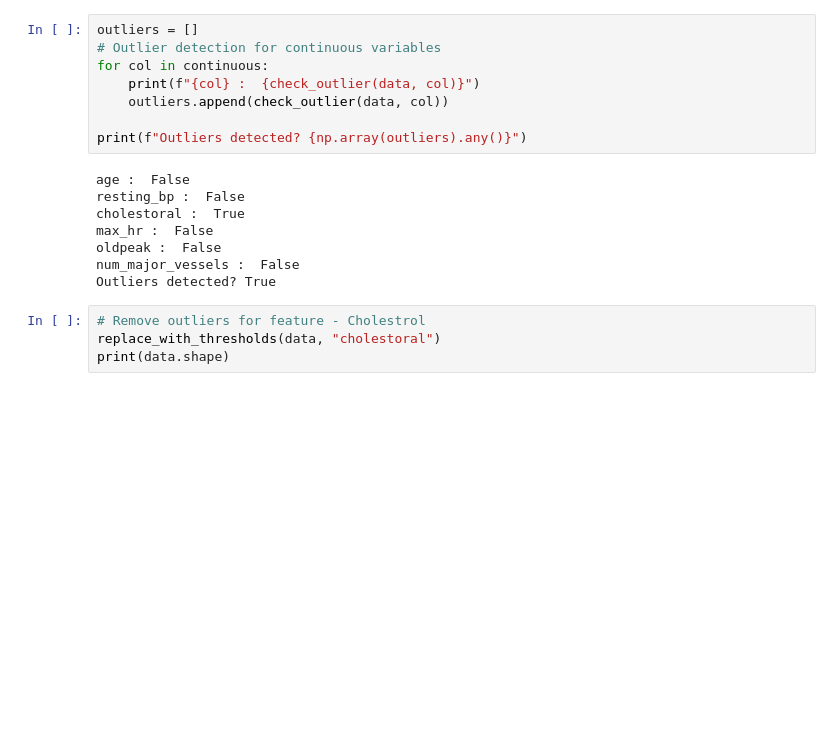
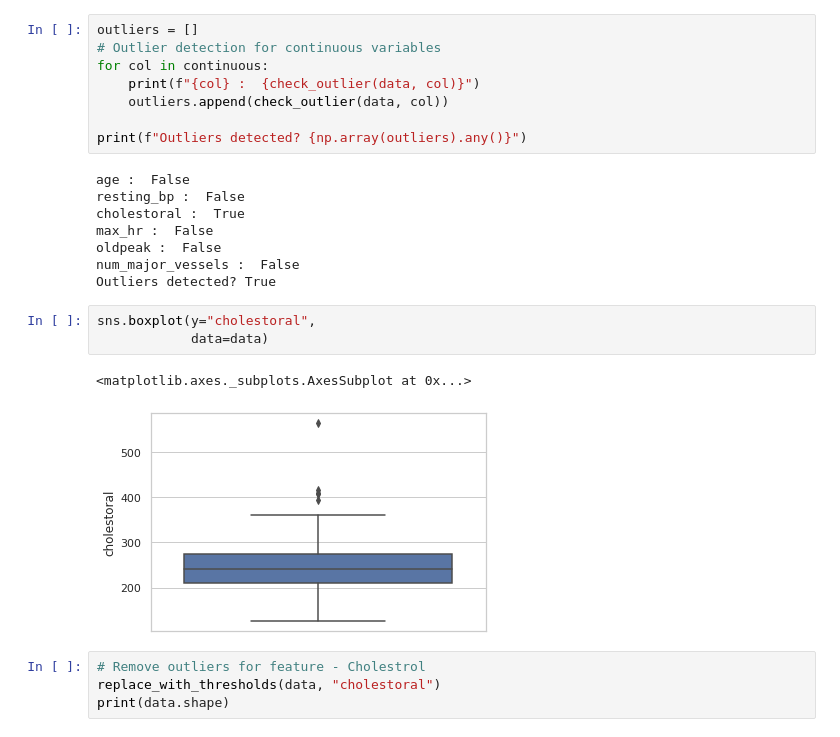
Before and after one commit to adib0073/Educative_SSDS_course, a Jupyter notebook: notebooks/EDA_Tutorial.ipynb, the cells around one changed output. Drawn from its saved outputs; the diff is of its cells as text; blank space fills up the shorter version.

```diff
--- a/notebooks/EDA_Tutorial.ipynb
+++ b/notebooks/EDA_Tutorial.ipynb
@@ -189,6 +189,12 @@ max_hr :  False
 oldpeak :  False
 num_major_vessels :  False
 Outliers detected? True
+# %%
+sns.boxplot(y="cholestoral",
+            data=data)
+# %% [output]
+<matplotlib.axes._subplots.AxesSubplot at 0x...>
+[figure, added]
 # %%
 # Remove outliers for feature - Cholestrol
 replace_with_thresholds(data, "cholestoral")
```
